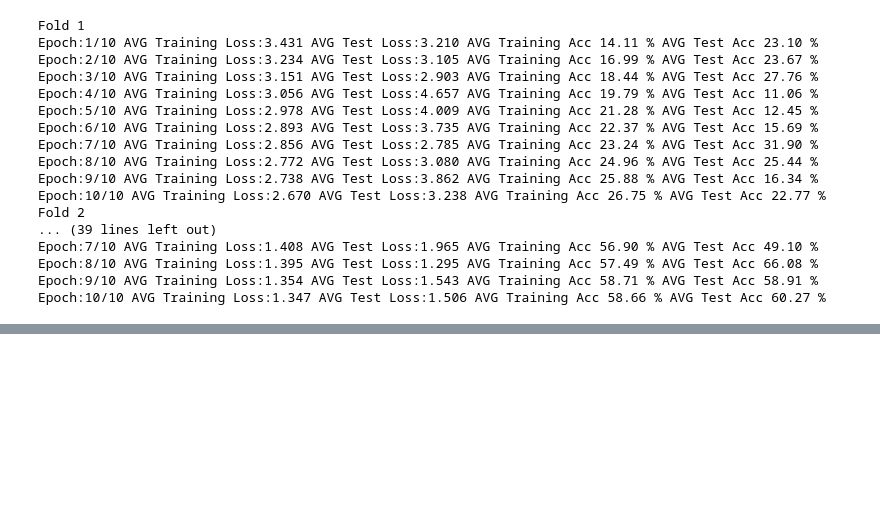
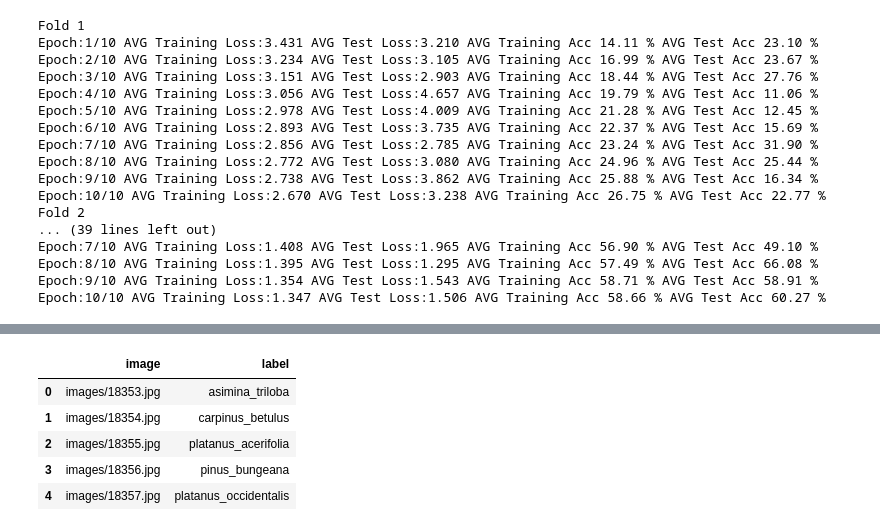
Before and after one commit to xiaosuhu/LeafClassification, a Jupyter notebook: resnet_v1.ipynb, the cells around one changed output, grey strips where cells are left out. Cells and saved outputs as stored; diff of their text form; code cells hidden in the pictures; blank space fills up the shorter version.

```diff
--- a/resnet_v1.ipynb
+++ b/resnet_v1.ipynb
@@ -34,11 +34,17 @@ class LeafImageDataset(Dataset):
         image = Image.open(img_path)
         if self.train:
             label = self.img_labels.iloc[idx, 1]
-        if self.transform:
-            image = self.transform(image)
-        if self.target_transform:
-            label = self.target_transform(label)
-        return image, label
+            if self.transform:
+                image = self.transform(image)
+            if self.target_transform:
+                label = self.target_transform(label)
+            return image, label
+        else:
+            if self.transform:
+                image = self.transform(image)
+            if self.target_transform:
+                label = self.target_transform(label)
+            return image, idx
 # %%
 transform= transforms.Compose([
     transforms.ToTensor()
@@ -235,0 +273,28 @@ torch.save(model,'./mymodel.pt')
+# %%
+submission = pd.read_csv('test.csv')
+submission['label']=''
+# %%
+
+inf_sampler = SubsetRandomSampler(np.arange(len(LeafTest)))
+test_loader = DataLoader(LeafTest, batch_size=batch_size, sampler=inf_sampler)
+
+with torch.no_grad():
+    for image, ind in test_loader:
+        image= image.to(device)
+        output = model(image)
+        pred_class = torch.argmax(output,axis=1)
+
+        for ind_s, pred_class_s in zip(ind, pred_class):
+            #ind_np=ind_s.numpy()
+            #pred_class_np = pred_class_s.cpu().numpy()
+            submission.loc[int(ind_s),'label']=list(Leaf_mapping.keys())[list(Leaf_mapping.values()).index(int(pred_class_s.cpu()))]
+            # print(f'Number {ind_s} sample got predicted label of {list(Leaf_mapping.keys())[list(Leaf_mapping.values()).index(pred_class_s)]}')
+# %%
+submission.head()
+# %% [output]
+|  | image | label |
+| 0 | images/18353.jpg | asimina_triloba |
+| 1 | images/18354.jpg | carpinus_betulus |
+| 2 | images/18355.jpg | platanus_acerifolia |
+| 3 | images/18356.jpg | pinus_bungeana |
+| 4 | images/18357.jpg | platanus_occidentalis |
```
Also changed, not shown: parts of 7 cells of this notebook.
